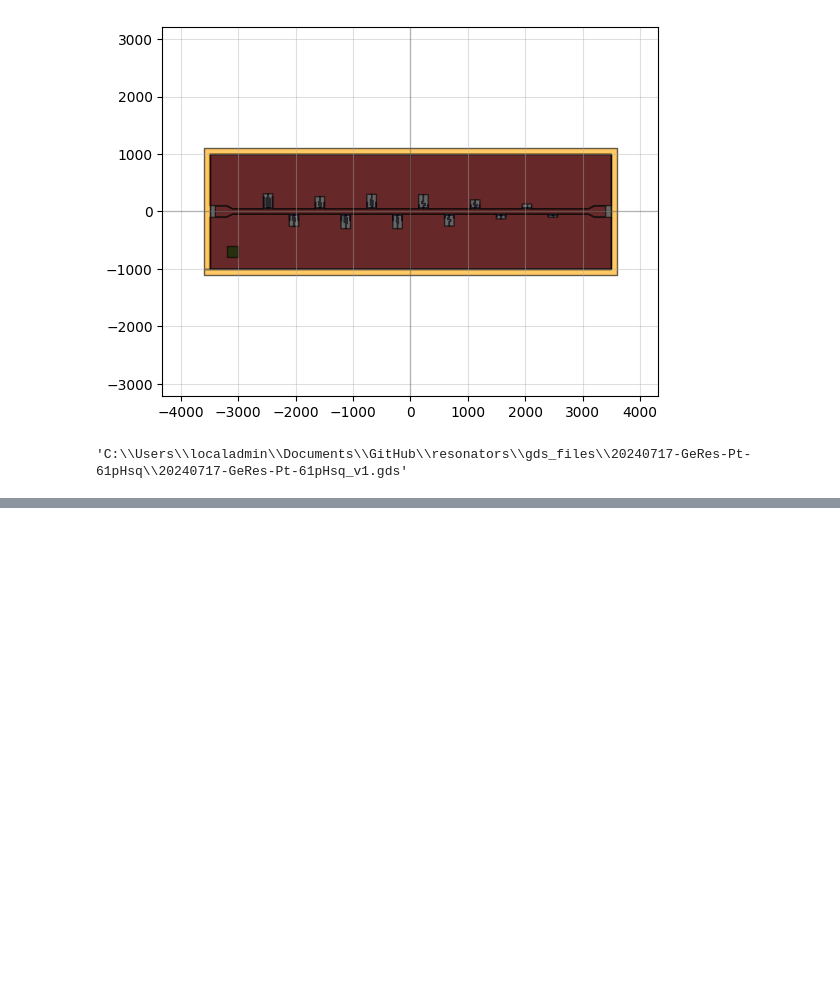
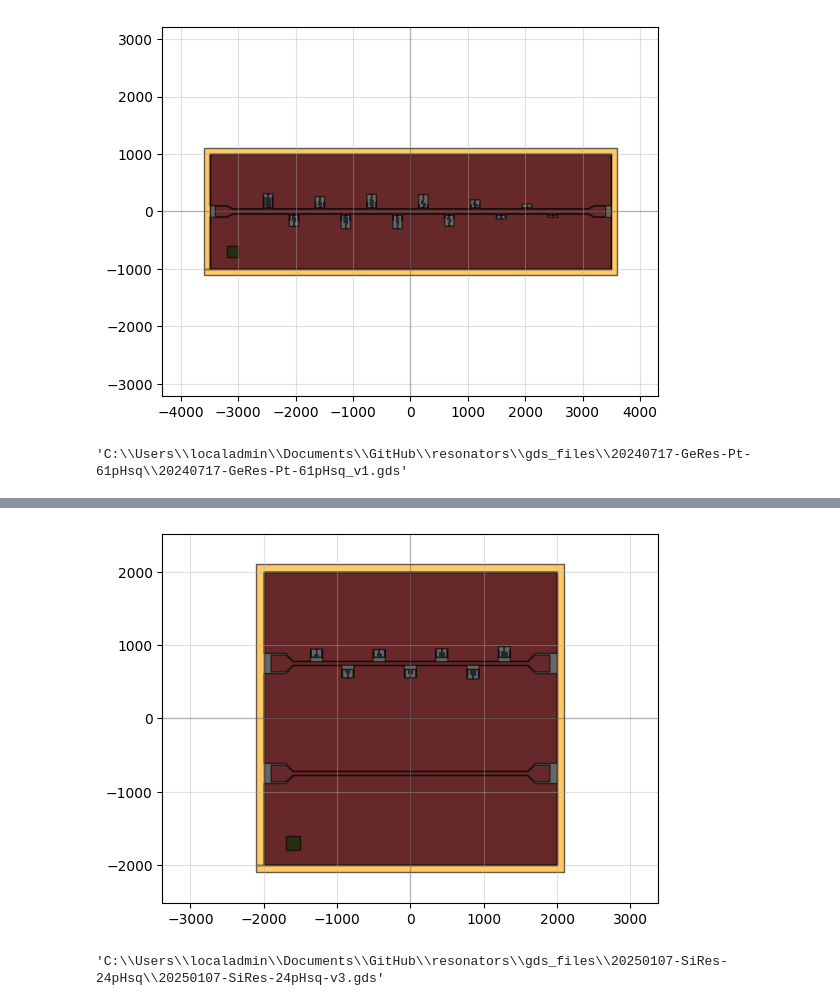
Before and after one commit to cbelo/resonators, a Jupyter notebook: 20240420-chips/design_chips.ipynb, the cells around one changed output, grey strips where cells are left out. Cells and saved outputs as stored; diff of their text form; code cells hidden in the pictures; blank space fills up the shorter version.

```diff
--- a/20240420-chips/design_chips.ipynb
+++ b/20240420-chips/design_chips.ipynb
@@ -1847,0 +1916,15 @@ The frequencies are [1.64250312132962, 4.063426390514384, 4.2893296800547285, 8.
+# %%
+c, metal, chip24 = ChipResonatorsTwoTlines(ChipSize24, NumberOfResonators24, SeparationTlineResonator24,
+                        FeedlineWidth24, FeedlineLength24, FeedlineGap24,
+                        FeedlineTaperLength24, BondpadWidth24, BondpadLength24, BondpadGap24,
+                        CapacitorHorizontalLength24, CapacitorVerticalLength24, CapacitorWidth24,
+                        NumberOfBends24, InductorVerticalLength24, InductorHorizontalLength24, InductorWidth24, InductorEndLength24,
+                        TaperWidth24, TaperLength24, SpacingC024, SpacingCc24,
+                        FinalSpacingBondpads24, MWO_simulation=False, ypos_tlines=[750,-750], EdgeResDistanceFactor=0.4)
+
+qp(chip24)
+
+chip24.write_gds(r"C:\Users\localadmin\Documents\GitHub\resonators\gds_files\20250107-SiRes-24pHsq\20250107-SiRes-24pHsq-v3.gds")
+# %% [output]
+[figure, added]
+'C:\\Users\\localadmin\\Documents\\GitHub\\resonators\\gds_files\\20250107-SiRes-24pHsq\\20250107-SiRes-24pHsq-v3.gds'
```
Also changed, not shown: parts of 5 cells of this notebook, 5 other files.
